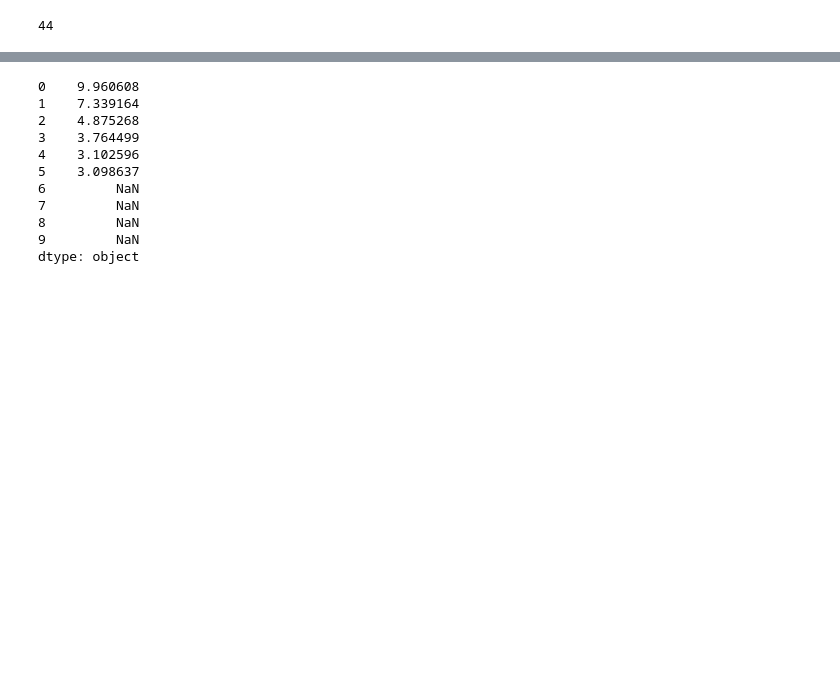
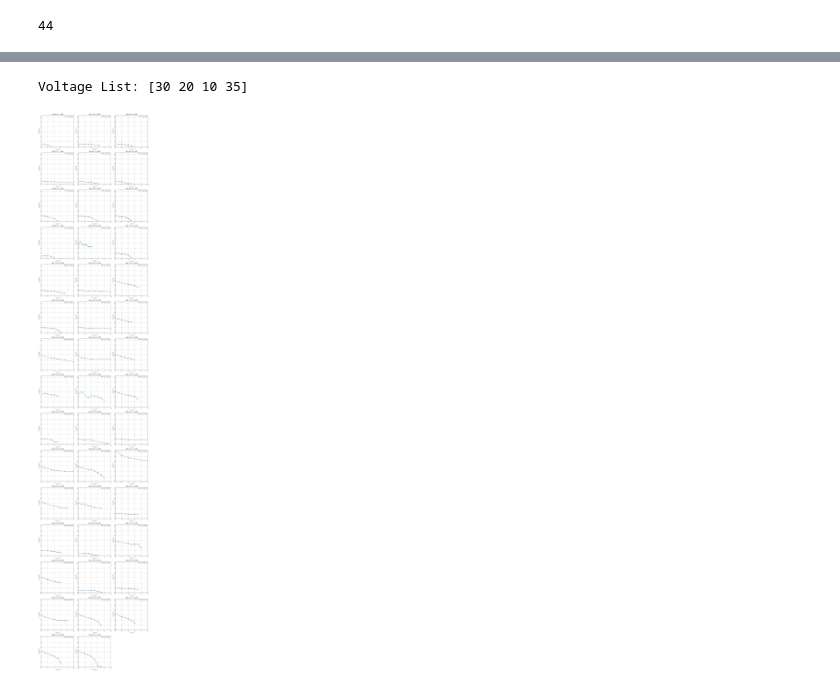
Before and after one commit to 100sjun/repos_python, a Jupyter notebook: Project/BMED/Raw Data/BMED_v4/db_gen.ipynb, the cells around one changed output, grey strips where cells are left out. Cells and saved outputs as stored; diff of their text form; code cells hidden in the pictures; blank space fills up the shorter version.

```diff
--- a/Project/BMED/Raw Data/BMED_v4/db_gen.ipynb
+++ b/Project/BMED/Raw Data/BMED_v4/db_gen.ipynb
@@ -79,15 +91,40 @@ C_E
-# %%
-SEC = pd.concat([df_sub['AC'].iloc[63:73], pd.Series([np.nan] * (10 - len(df_sub['AC'].iloc[63:73])))]).reset_index(drop=True)
-SEC
-# %% [output]
-0    9.960608
-1    7.339164
-2    4.875268
-3    3.764499
-4    3.102596
-5    3.098637
-6         NaN
-7         NaN
-8         NaN
-9         NaN
-dtype: object
+# %%
+import matplotlib.pyplot as plt
+plt.rcParams['font.family'] = 'Malgun Gothic'  # 한글 폰트 설정
+plt.rcParams['axes.unicode_minus'] = False     # 음수 기호 깨짐 방지
+# %%
+print(f'Voltage List: {df['Voltage [V]'].unique()}')
+# 모든 실험 데이터 사용
+exp_numbers = df['exp'].unique()
+n_exps = len(exp_numbers)
+
+# 한 행에 3개의 plot이 오도록 설정
+n_cols = 3
+n_rows = int(np.ceil(n_exps / n_cols))
+
+# 전체 데이터의 y축 범위 계산
+y_min = df['CF_LA [M]'].min()
+y_max = df['CF_LA [M]'].max()
+
+plt.figure(figsize=(15, 5*n_rows))  # 행 수에 따라 figure 높이 조정
+for i, exp in enumerate(exp_numbers):
+    exp_data = df[df['exp'] == exp]
+    voltage = exp_data['Voltage [V]'].iloc[0]  # 해당 실험의 전압값 가져오기
+    plt.subplot(n_rows, n_cols, i+1)
+    plt.plot(exp_data['Time [hr]'], exp_data['CF_LA [M]'],
+             marker='o',
+             label=f'Exp {exp} ({voltage}V)')
+
+    plt.xlabel('Time [hr]')
+    plt.ylabel('CF_LA [M]')
+    plt.title(f'실험 {exp}의 CF_LA 변화')
+    plt.grid(True)
+    plt.legend()
+    plt.xlim(0, 10)  # x축 범위를 0에서 10시간으로 제한
+    plt.ylim(y_min, y_max)  # 모든 subplot의 y축 범위를 동일하게 설정
+
+plt.tight_layout()
+plt.show()
+# %% [output]
+Voltage List: [30 20 10 35]
+[figure, added]
```
Also changed, not shown: parts of 9 cells of this notebook, 13 other files.
